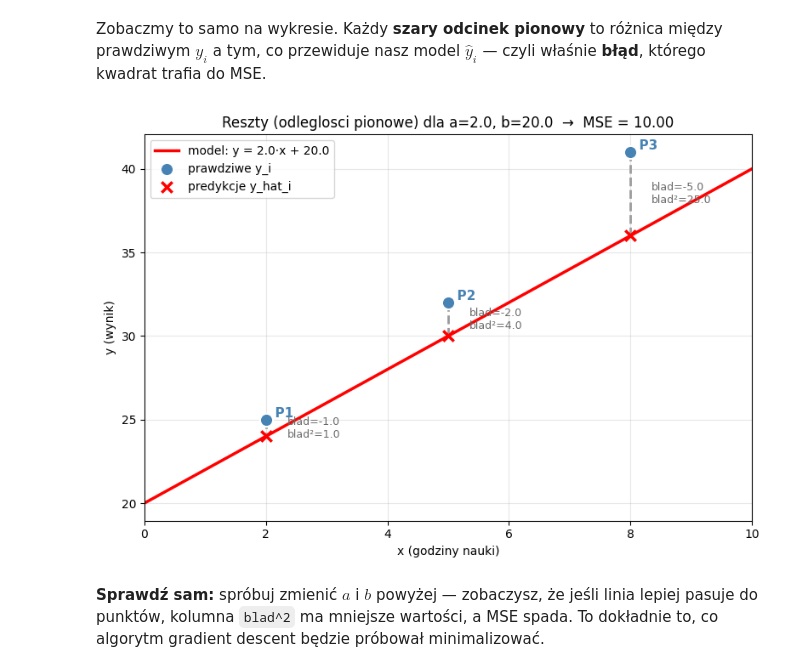
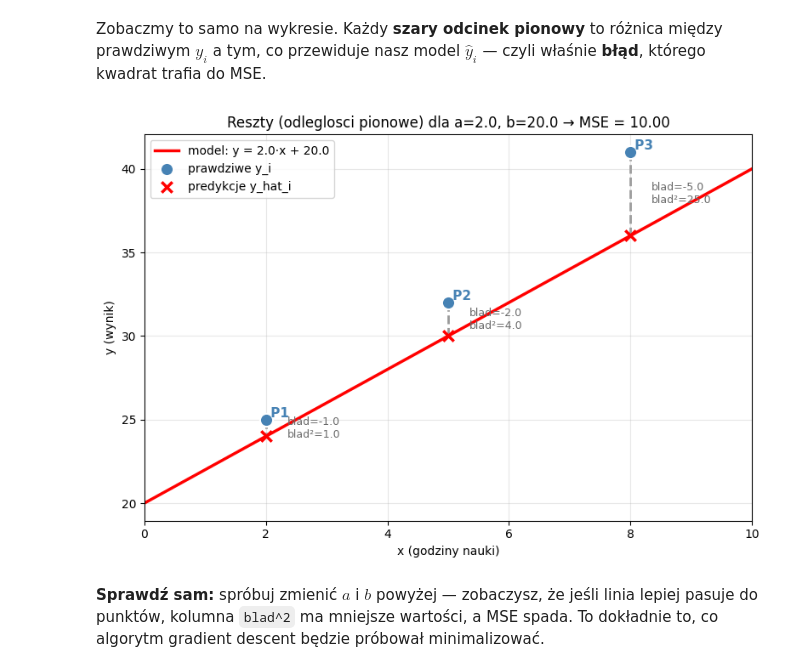
Before and after one commit to marcinkieruzel/JAK_UCZA_SIE_MODELE_AI, a Jupyter notebook: simple_example.ipynb, the cells around one changed output. Drawn from its saved outputs; the diff is of its cells as text; code cells hidden in the pictures.

```diff
--- a/simple_example.ipynb
+++ b/simple_example.ipynb
@@ -253,43 +265,61 @@ Zobaczmy to samo na wykresie. Każdy **szary odcinek pionowy** to różnica mię
 # %%
 fig, ax = plt.subplots(figsize=(8, 5.5))
 
 # Prosta regresji
 x_line = np.linspace(0, 10, 100)
-ax.plot(x_line, predict(x_line, a, b), color="red", linewidth=2.5,
-        label=f"model: y = {a}·x + {b}", zorder=2)
+ax.plot(
+    x_line,
+    predict(x_line, a, b),
+    color="red",
+    linewidth=2.5,
+    label=f"model: y = {a}·x + {b}",
+    zorder=2,
+)
 
 # Pionowe linie reszt + opis bledu i kwadratu bledu
 for xi, yi, yp, e, se in zip(x_toy, y_toy, y_pred, error, sq_error):
-    ax.plot([xi, xi], [yi, yp], color="gray", linewidth=2,
-            linestyle="--", alpha=0.8, zorder=1)
+    ax.plot([xi, xi], [yi, yp], color="gray", linewidth=2, linestyle="--", alpha=0.8, zorder=1)
     # Annotation w polowie odcinka
     y_mid = (yi + yp) / 2
-    ax.annotate(f"blad={e:+.1f}\nblad²={se:.1f}",
-                xy=(xi, y_mid), xytext=(xi + 0.35, y_mid),
-                fontsize=9, color="dimgray", va="center")
+    ax.annotate(
+        f"blad={e:+.1f}\nblad²={se:.1f}",
+        xy=(xi, y_mid),
+        xytext=(xi + 0.35, y_mid),
+        fontsize=9,
+        color="dimgray",
+        va="center",
+    )
 
 # Punkty danych
-ax.scatter(x_toy, y_toy, s=120, color="steelblue", edgecolor="white",
-           linewidth=1.5, zorder=3, label="prawdziwe y_i")
+ax.scatter(
+    x_toy,
+    y_toy,
+    s=120,
+    color="steelblue",
+    edgecolor="white",
+    linewidth=1.5,
+    zorder=3,
+    label="prawdziwe y_i",
+)
 # Predykcje na prostej
-ax.scatter(x_toy, y_pred, s=80, color="red", marker="x", linewidth=2.5,
-           zorder=3, label="predykcje y_hat_i")
+ax.scatter(
+    x_toy, y_pred, s=80, color="red", marker="x", linewidth=2.5, zorder=3, label="predykcje y_hat_i"
+)
 
 # Etykiety punktow
 for i, (xi, yi) in enumerate(zip(x_toy, y_toy), start=1):
-    ax.annotate(f"  P{i}", (xi, yi), fontsize=11, fontweight="bold",
-                color="steelblue", va="bottom")
+    ax.annotate(f" P{i}", (xi, yi), fontsize=11, fontweight="bold", color="steelblue", va="bottom")
 
 ax.set_xlabel("x (godziny nauki)")
 ax.set_ylabel("y (wynik)")
-ax.set_title(f"Reszty (odleglosci pionowe) dla a={a}, b={b}  →  MSE = {sq_error.mean():.2f}")
+ax.set_title(f"Reszty (odleglosci pionowe) dla a={a}, b={b} → MSE = {sq_error.mean():.2f}")
 ax.legend(loc="upper left")
 ax.grid(alpha=0.3)
 ax.set_xlim(0, 10)
 plt.tight_layout()
 plt.show()
 # %% [output]
-[figure, old version]
+[figure, new version]
 # %% [markdown]
 **Sprawdź sam:** spróbuj zmienić $a$ i $b$ powyżej — zobaczysz, że jeśli linia lepiej pasuje do punktów, kolumna `blad^2` ma mniejsze wartości, a MSE spada. To dokładnie to, co algorytm gradient descent będzie próbował minimalizować.
 # %% [markdown]
```
Also changed, not shown: parts of 15 cells of this notebook, 1 other file.
